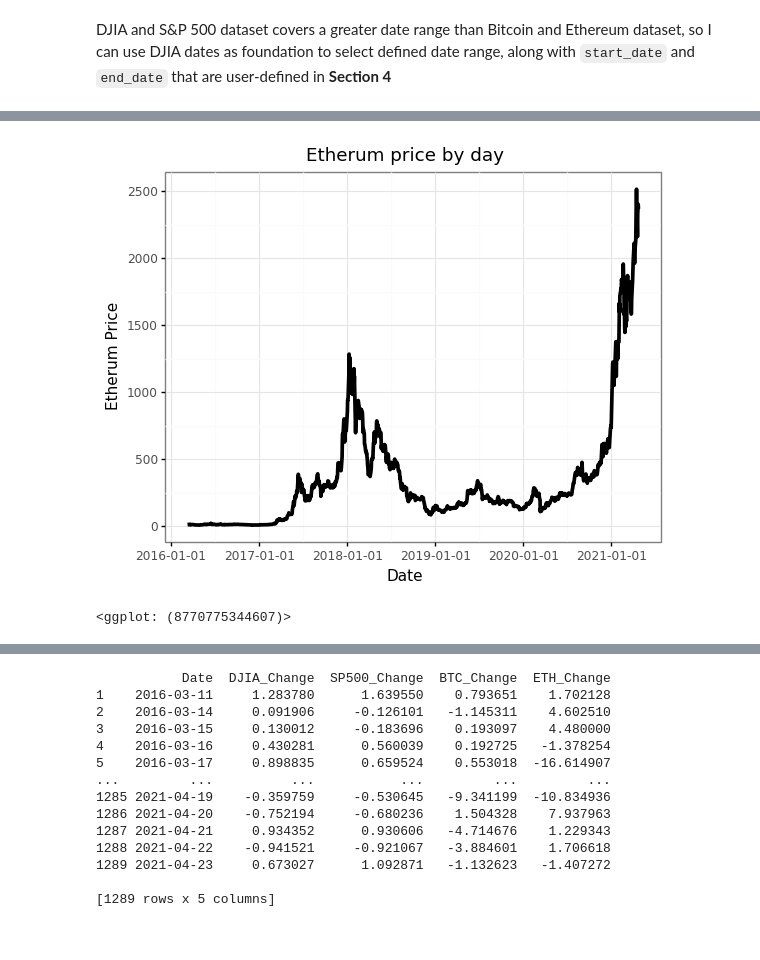
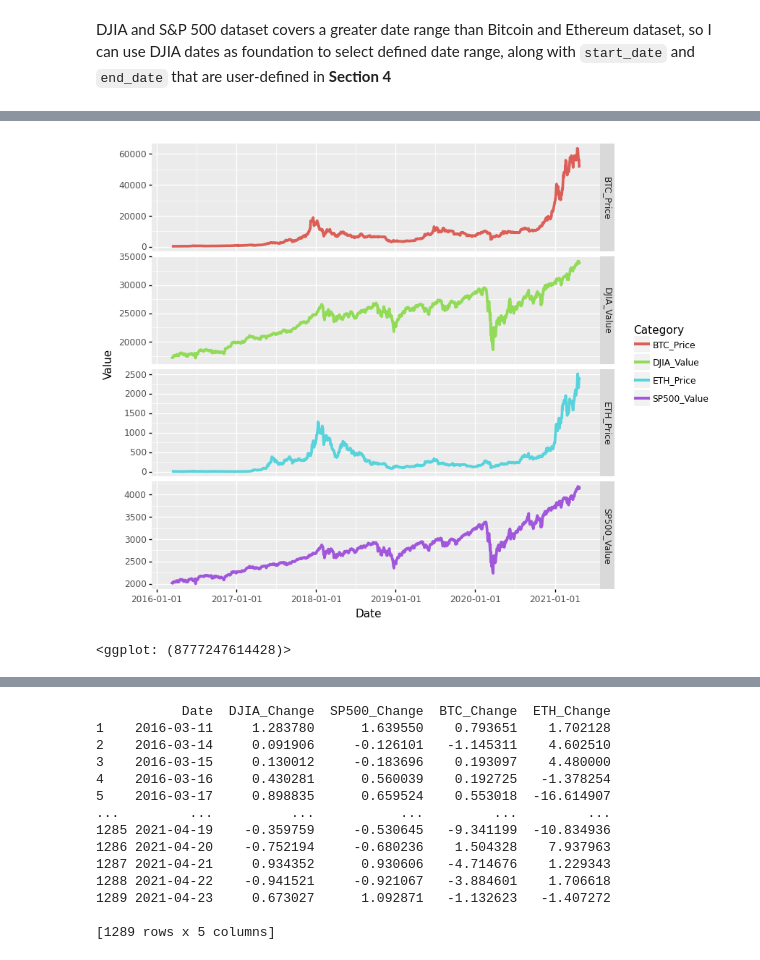
Before and after one commit to GNU-Linuxer/seattle-polie-data-analysis, a Jupyter notebook: Final project report.ipynb, the cells around one changed output, grey strips where cells are left out. Drawn from its saved outputs; the diff is of its cells as text; code cells hidden in the pictures.

```diff
--- a/Final project report.ipynb
+++ b/Final project report.ipynb
@@ -248,0 +248,3 @@ print(all_data.head(3))
+# %%
+all_data_long = pd.melt(frame=all_data, id_vars=['Date'], var_name="Category", value_name="Value")
+print(all_data_long)
@@ -297,12 +278,11 @@ from plotnine import * #plotnine contains ggplot function
-# %%
-(
-    ggplot(data = all_data)+
-    geom_line(aes(x = 'Date', y = 'ETH_Price', group = 1), size = 1.5)+
-    xlab('Date')+
-    ylab('Etherum Price')+
-    ggtitle('Etherum price by day')+
-    theme_bw()
-)
-# %% [output]
-[figure, removed]
-<ggplot: (8770775344607)>
+# %%
+(
+    ggplot(all_data_long, aes(x='Date', y='Value', color='Category')) +
+    geom_line(size = 1.5)+
+    facet_grid('Category ~ .', scales = "free") +
+    labs(fill="") +
+    theme(figure_size=(8, 8))
+)
+# %% [output]
+[figure, added]
+<ggplot: (8777247614428)>
```
Also changed, not shown: parts of 24 cells of this notebook, 1 other file.
